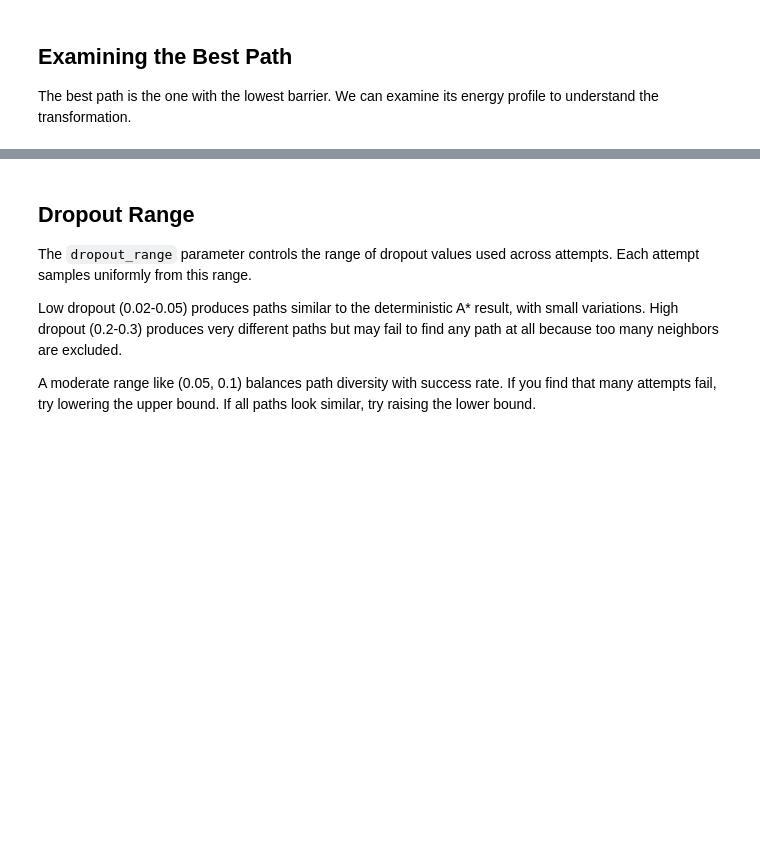
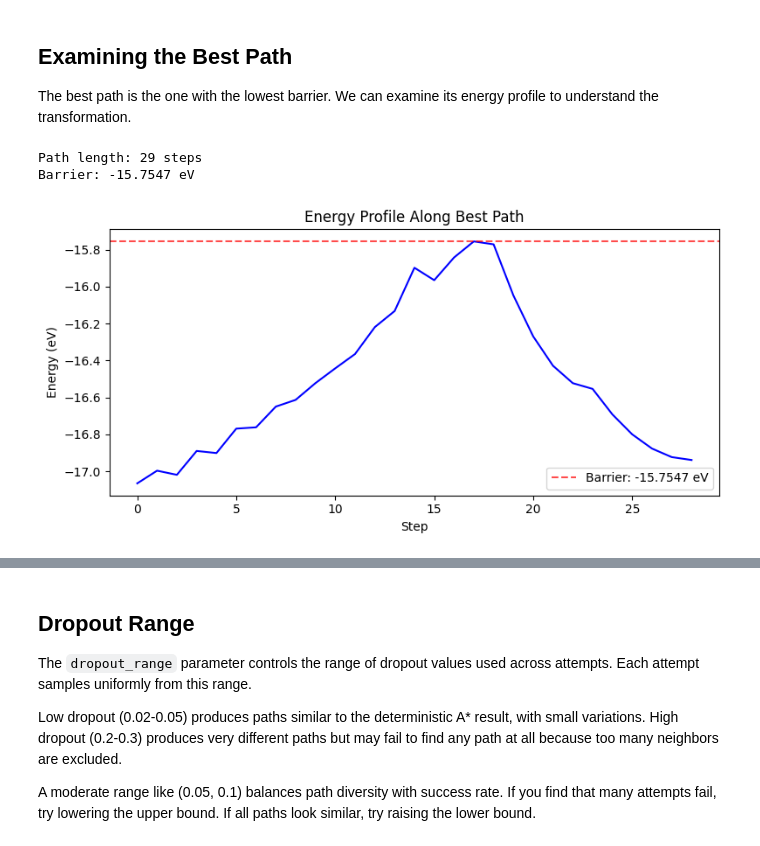
Before and after one commit to mcgalcode/crystal-normal-form, a Jupyter notebook: docs/sample.ipynb, the cells around one changed output, grey strips where cells are left out. Drawn from its saved outputs; the diff is of its cells as text; code cells hidden in the pictures; blank space fills up the shorter version.

```diff
--- a/docs/sample.ipynb
+++ b/docs/sample.ipynb
@@ -58,12 +69,17 @@ print(f"Goal CNF:  {goal_cnf.coords[:7]}...")
 # %%
 from cnf.navigation.astar.iterative import sample
+from cnf.calculation.grace import GraceCalcProvider
+
+# Use GRACE foundation model for energy evaluation
+calc_provider = GraceCalcProvider()
 
 result = sample(
     start_cnfs=[start_cnf],
     goal_cnfs=[goal_cnf],
-    num_samples=10,
+    calc_provider=calc_provider,
+    num_samples=3,
     dropout_range=(0.05, 0.15),
     min_distance=1.5,
-    max_iterations=5000,
+    max_iterations=2000,
     verbosity=1,
 )
@@ -91,14 +140,27 @@ for i, attempt in enumerate(result.attempts[:5]):
 
 The best path is the one with the lowest barrier. We can examine its energy profile to understand the transformation.
 # %%
+import matplotlib.pyplot as plt
+
 best_path = result.best_path
 
 print(f"Path length: {len(best_path)} steps")
 print(f"Barrier: {best_path.barrier:.4f} eV")
-print()
-print("Energy profile (every 10th point):")
-for i in range(0, len(best_path.energies), 10):
-    print(f"  Step {i:3d}: {best_path.energies[i]:.4f} eV")
+
+# Plot the energy profile
+fig, ax = plt.subplots(figsize=(8, 4))
+ax.plot(best_path.energies, 'b-', linewidth=1.5)
+ax.axhline(best_path.barrier, color='r', linestyle='--', alpha=0.7, label=f'Barrier: {best_path.barrier:.4f} eV')
+ax.set_xlabel('Step')
+ax.set_ylabel('Energy (eV)')
+ax.set_title('Energy Profile Along Best Path')
+ax.legend()
+plt.tight_layout()
+plt.show()
+# %% [output]
+Path length: 29 steps
+Barrier: -15.7547 eV
+[figure, added]
 # %%
 # What types of steps does the path contain?
 step_types = best_path.get_step_types()
```
Also changed, not shown: parts of 12 cells of this notebook, 3 other files.
